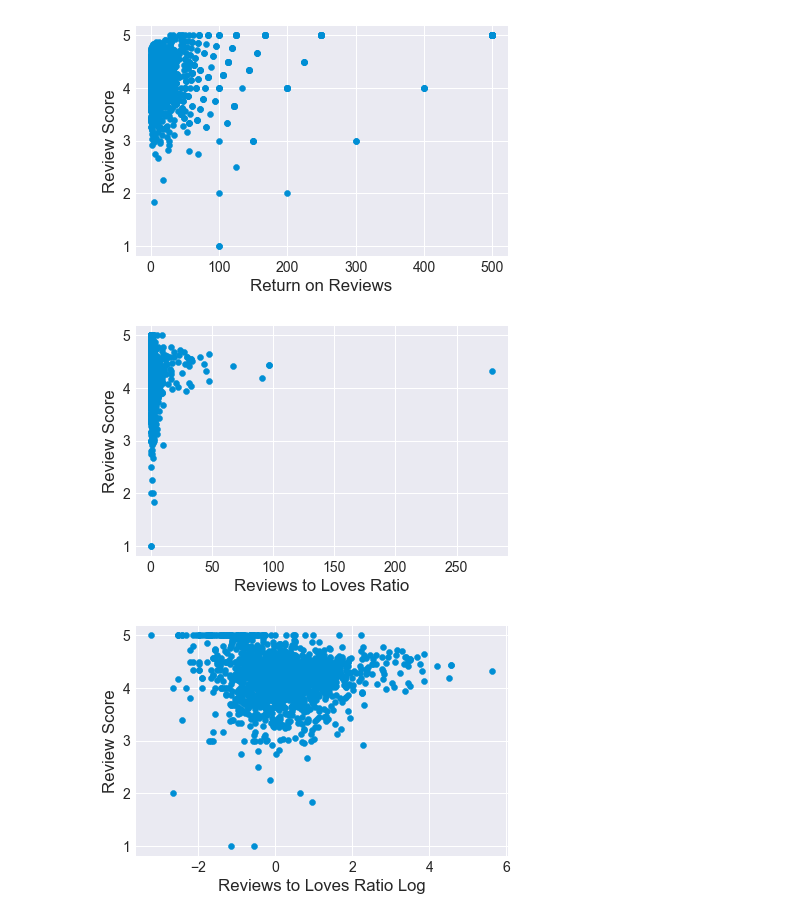
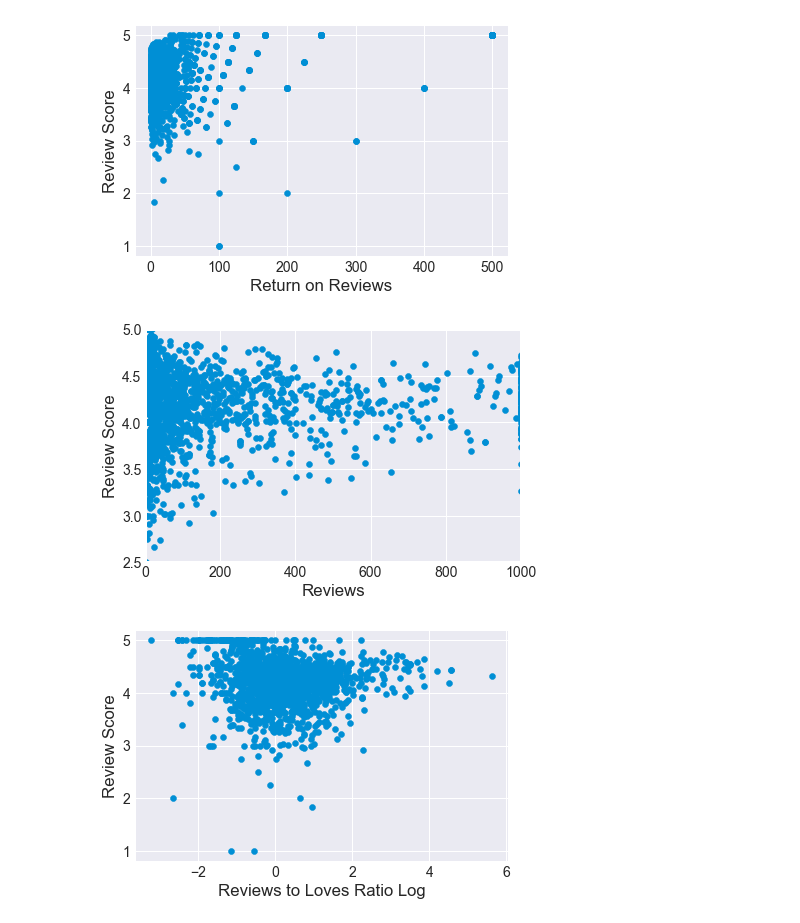
Before and after one commit to fpleoni/i_feel_pretty, a Jupyter notebook: src/Data Wrangling with Pandas.ipynb, the cells around one changed output. Cells and saved outputs as stored; diff of their text form; code cells hidden in the pictures.

```diff
--- a/src/Data Wrangling with Pandas.ipynb
+++ b/src/Data Wrangling with Pandas.ipynb
@@ -177,12 +184,14 @@ plt.show()
 [figure]
 # %%
 # Scatter plots for engineered variables!
-plt.scatter(pretty_numbers.reviews_to_loves_ratio,pretty_numbers.review_score)
-plt.xlabel("Reviews to Loves Ratio")
+plt.scatter(pretty_numbers.n_of_reviews,pretty_numbers.review_score)
+plt.xlabel("Reviews")
 plt.ylabel("Review Score")
+plt.xlim(0, 1000)
+plt.ylim(2.5, 5)
 plt.show()
 # %% [output]
-[figure, old version]
+[figure, new version]
 # %%
 # Logarithmic Transformation
 pretty_numbers["reviews_to_loves_log"] = round(np.log(pretty_numbers["reviews_to_loves_ratio"]), 2)
```
Also changed, not shown: parts of 7 cells of this notebook, 2 other files.
